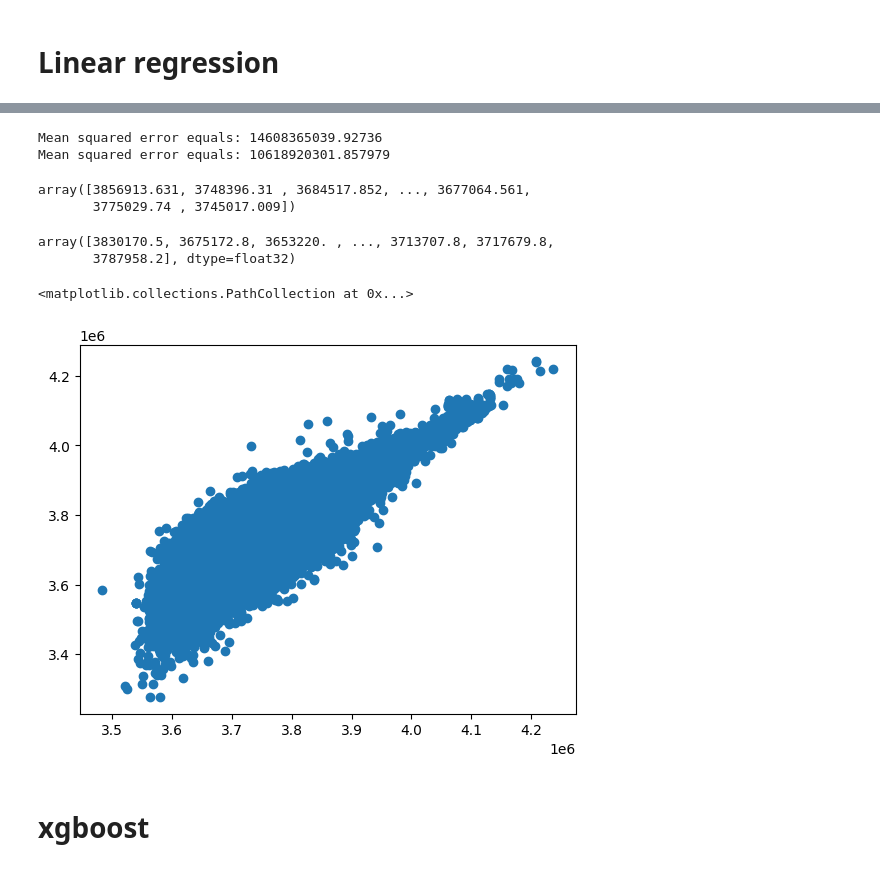
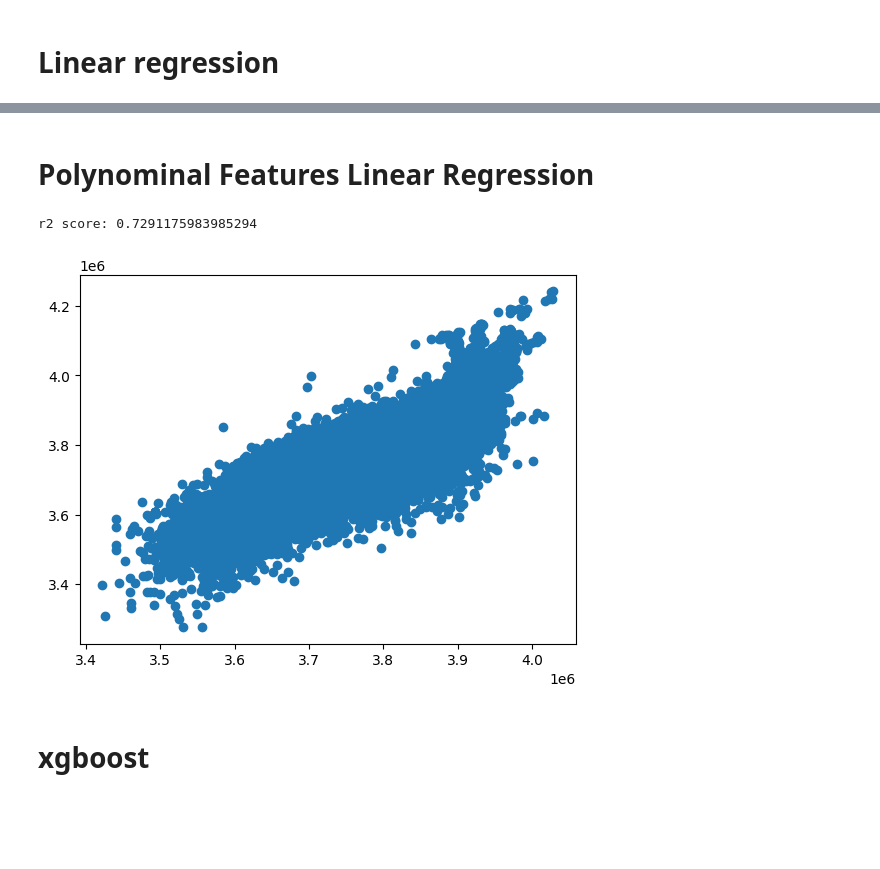
Before and after one commit to piotrksiazek/Introduction-to-data-analysic-University-2022, a Jupyter notebook: projekt.ipynb, the cells around one changed output, grey strips where cells are left out. Cells and saved outputs as stored; diff of their text form; code cells hidden in the pictures; blank space fills up the shorter version.

```diff
--- a/projekt.ipynb
+++ b/projekt.ipynb
@@ -41,20 +67,21 @@ from sklearn.preprocessing import PolynomialFeatures
+# %% [markdown]
+# Polynominal Features Linear Regression
 # %%
 x = df[vars].values.reshape(-1, len(vars))
 y = df["'sum'"].values.reshape(-1)
 
-poly = PolynomialFeatures(1, include_bias = False)
+poly = PolynomialFeatures(2, include_bias = False)
 x = poly.fit_transform(x)
 
 X_train, X_test, y_train, y_test = train_test_split(x, y, test_size=0.5, random_state=43)
 
 model = LinearRegression()
-_= model.fit(X_train, y_train)
+model.fit(X_train, y_train)
+
+y_pred_test = model.predict(X_test)
+plt.scatter(y_pred_test, y_test)
+
+print(f'r2 score: {model.score(X_test, y_test)}')
+# %% [output]
+r2 score: 0.7291175983985294
+[figure, added]
-# %%
-y_pred_test_simple_linear = model.predict(X_test)
-y_pred_train_simple_linear = model.predict(X_train)
-mse_test_simple_linear = mean_squared_error(y_test, y_pred_test_simple_linear)
-print("Mean squared error equals: {0}".format(mean_squared_error(y_train, y_pred_test_simple_linear)))
-print("Mean squared error equals: {0}".format(mse_test_simple_linear))
-# %% [output]
-Mean squared error equals: 14608365039.92736
-Mean squared error equals: 10618920301.857979
@@ -63,18 +88,3 @@ y_pred_test = model.predict(X_test)
-# %%
-y_test
-# %% [output]
-array([3856913.631, 3748396.31 , 3684517.852, ..., 3677064.561,
-       3775029.74 , 3745017.009])
-# %%
-y_pred_test
-# %% [output]
-array([3830170.5, 3675172.8, 3653220. , ..., 3713707.8, 3717679.8,
-       3787958.2], dtype=float32)
-# %%
-plt.scatter(y_pred_test, y_test)
-# %% [output]
-<matplotlib.collections.PathCollection at 0x...>
-[figure, removed]
 # %% [markdown]
 # xgboost
 # %%
```
Also changed, not shown: parts of 17 cells of this notebook.
